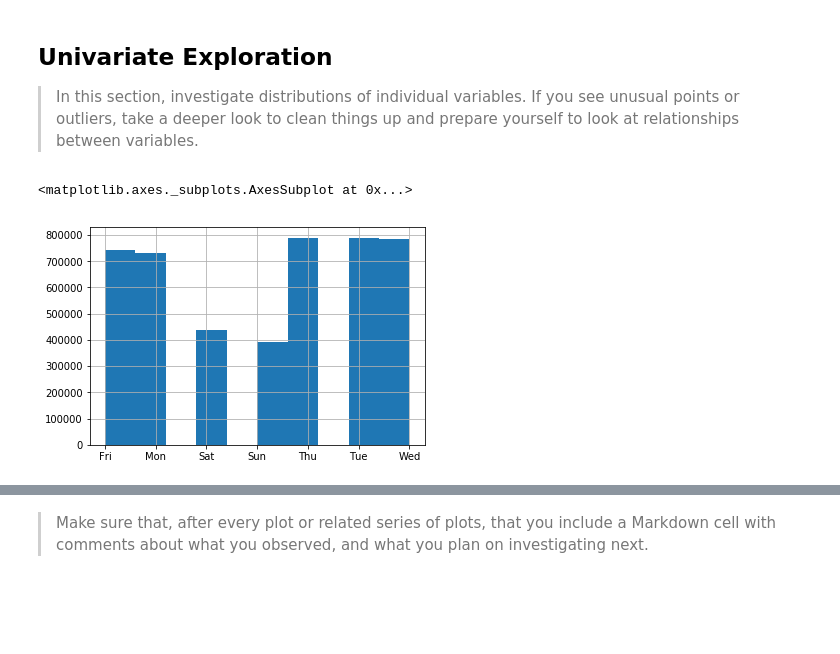
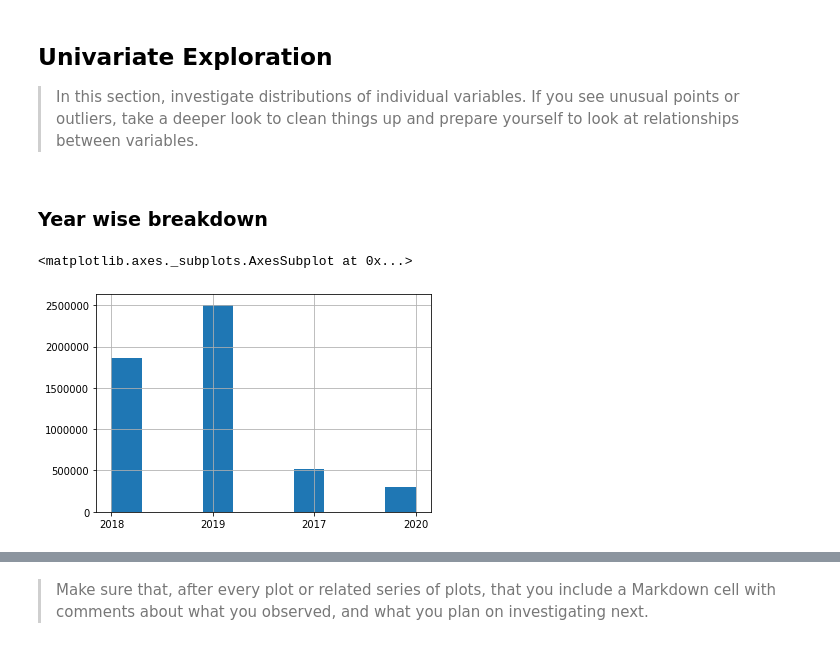
Before and after one commit to sahithiindarapu/baywheels_data_analysis, a Jupyter notebook: exploration_template.ipynb, the cells around one changed output, grey strips where cells are left out. Saved outputs shown, nothing was run; the diff lists cells and outputs as text; code cells hidden in the pictures; blank space fills up the shorter version.

```diff
--- a/exploration_template.ipynb
+++ b/exploration_template.ipynb
@@ -282,6 +293,8 @@ dtypes: category(3), datetime64[ns](2), float64(4), int64(2), object(5)
 memory usage: 529.2+ MB
 # %% [markdown]
 ##### Add `year`, `month`, and `weekday` columns for each ride
+# %%
+df['a', 'b'] = df.start_time.map(lambda x: list(x.strftime('%Y'), x.strftime('%H')))
 # %%
 # See https://strftime.org/ for formatting reference
 df['ride_year'] = df.start_time.map(lambda x: x.strftime('%Y'))
@@ -289,10 +302,17 @@ df['ride_month'] = df.start_time.map(lambda x: x.strftime('%b'))
 df['ride_weekday'] = df.start_time.map(lambda x: x.strftime('%a'))
 df['ride_hour'] = df.start_time.map(lambda x: x.strftime('%H'))
 # %%
+
+sorted_months = ["Jan", "Feb", "Mar", "Apr", "May", "Jun", "Jul", "Aug", "Sep", "Oct", "Nov", "Dec"]
+sorted_weekdays = ["Mon", "Tue", "Wed", "Thu", "Fri", "Sat", "Sun"]
+
+cat_months = pd.api.types.CategoricalDtype(categories=sorted_months, ordered=True)
+cat_weekdays = pd.api.types.CategoricalDtype(categories=sorted_weekdays, ordered=True)
+
 # Mark month and weekday as category variable
 df.ride_year = df.ride_year.astype('category')
-df.ride_month = df.ride_month.astype('category')
-df.ride_weekday = df.ride_weekday.astype('category')
+df.ride_month = df.ride_month.astype(cat_months)
+df.ride_weekday = df.ride_weekday.astype(cat_weekdays)
 df.ride_hour = df.ride_hour.astype('category')
 
 # Test
@@ -337,5 +367,7 @@ and prepare yourself to look at relationships between variables.
+# %% [markdown]
+### Year wise breakdown
 # %%
-df.ride_weekday.hist()
+df.ride_year.hist()
 # %% [output]
 <matplotlib.axes._subplots.AxesSubplot at 0x...>
-[figure, old version]
+[figure, new version]
```
Also changed, not shown: parts of 35 cells of this notebook.
